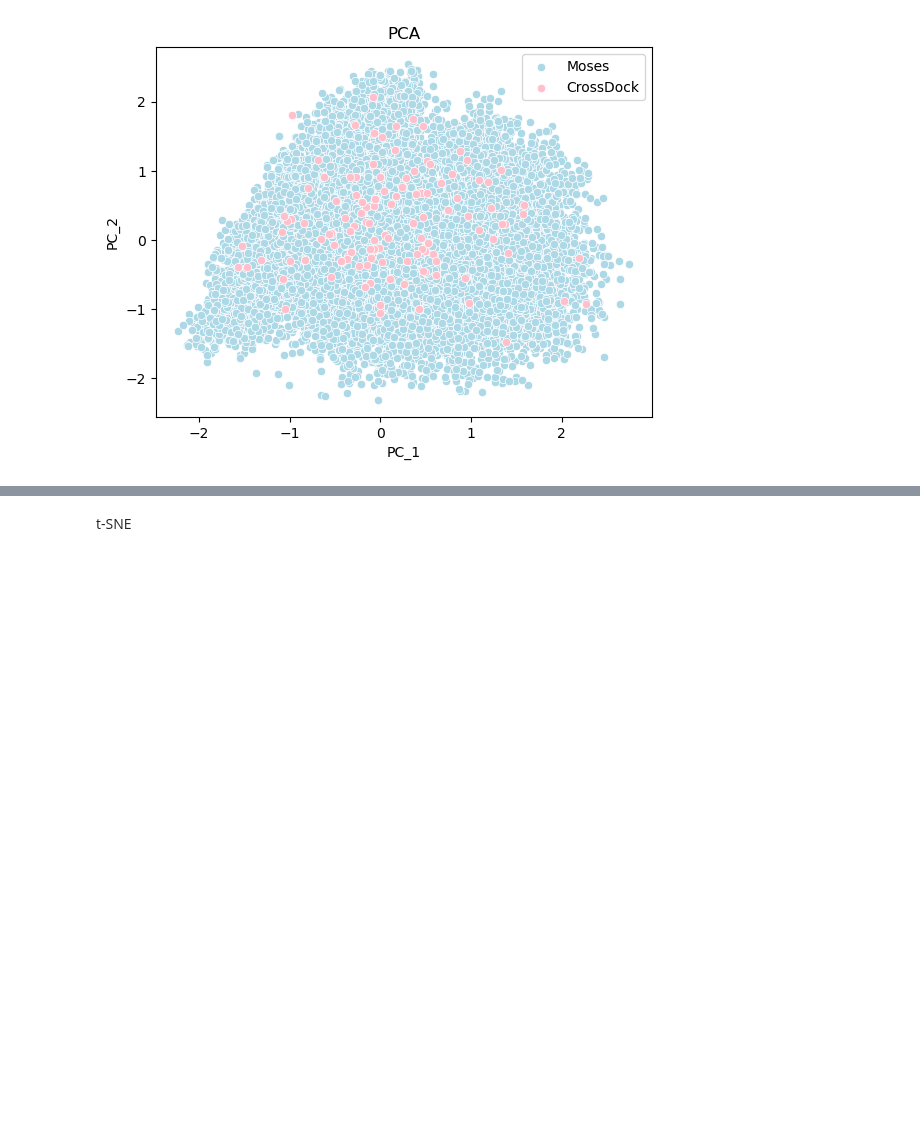
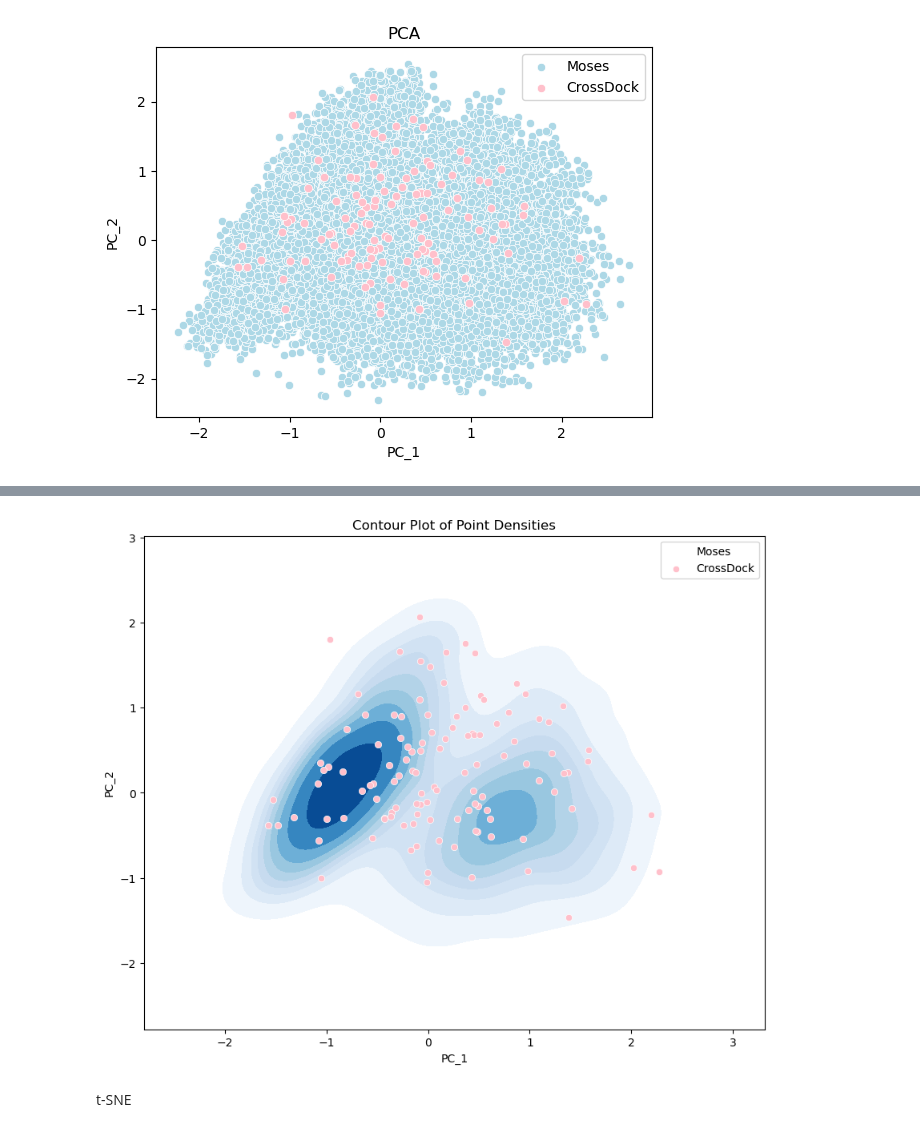
Before and after one commit to HaotianZhangAI4Science/AI-Physics-DrugDiscovery, a Jupyter notebook: chemical_space/pca_tsne/pca_and_tsne.ipynb, the cells around one changed output, grey strips where cells are left out. Saved outputs shown, nothing was run; the diff lists cells and outputs as text; code cells hidden in the pictures; blank space fills up the shorter version.

```diff
--- a/chemical_space/pca_tsne/pca_and_tsne.ipynb
+++ b/chemical_space/pca_tsne/pca_and_tsne.ipynb
@@ -104,3 +131,27 @@ plt.show()
+# %%
+import numpy as np
+import matplotlib.pyplot as plt
+import seaborn as sns
+
+# Assuming moses_2 and cross_dock_2 are numpy arrays
+
+fig, ax = plt.subplots(figsize=(10, 8))
+
+# Plotting KDE for moses_2 dataset
+sns.kdeplot(moses_2[:,0], moses_2[:,1], cmap="Blues", shade=True, shade_lowest=False, ax=ax, label='Moses')
+
+# Plotting KDE for cross_dock_2 dataset
+# sns.kdeplot(cross_dock_2[:,0], cross_dock_2[:,1], cmap="Reds", shade=True, shade_lowest=False, ax=ax, label='CrossDock')
+ax.scatter(cross_dock_2[:,0], cross_dock_2[:,1], color='pink', edgecolor='white', linewidths=0.5, label='CrossDock')
+# Setting labels, title, and legend
+ax.set_xlabel("PC_1")
+ax.set_ylabel("PC_2")
+ax.set_title("Contour Plot of Point Densities")
+ax.legend()
+
+plt.show()
+# %% [output]
+[figure, added]
 # %% [markdown]
 t-SNE
 # %%
```
Also changed, not shown: parts of 4 cells of this notebook, 3 other files.
